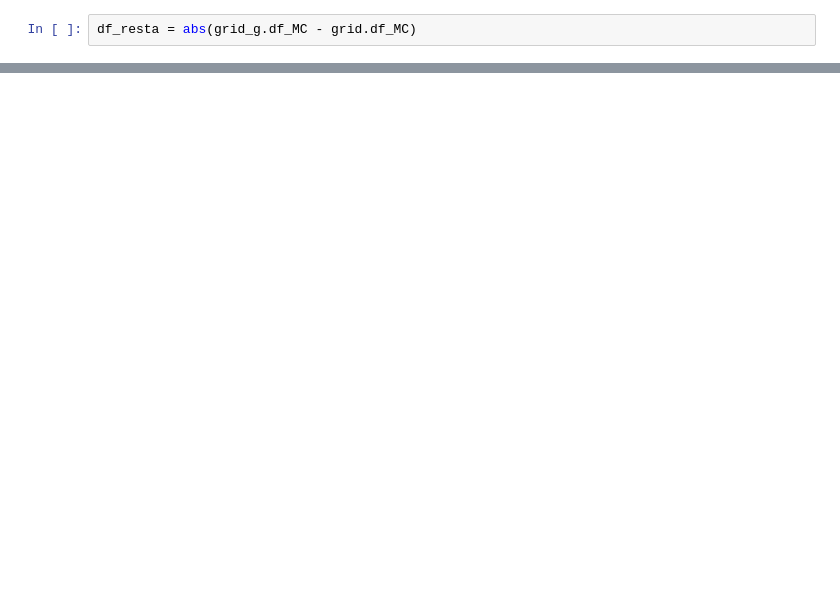
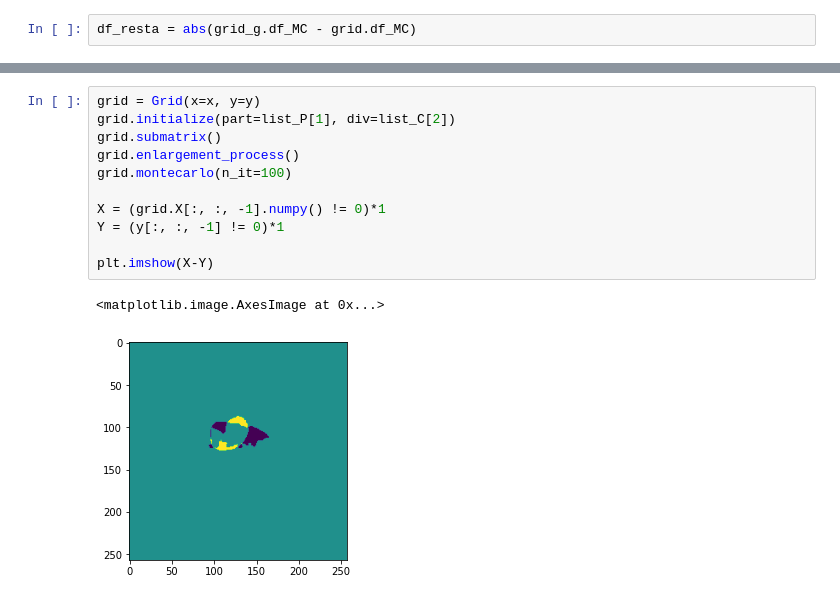
Before and after one commit to joanboterspitarch/Results-paper, a Jupyter notebook: 00_results.ipynb, the cells around one changed output, grey strips where cells are left out. Drawn from its saved outputs; the diff is of its cells as text; blank space fills up the shorter version.

```diff
--- a/00_results.ipynb
+++ b/00_results.ipynb
@@ -111,0 +219,14 @@ df_resta.plot()
+# %%
+grid = Grid(x=x, y=y)
+grid.initialize(part=list_P[1], div=list_C[2])
+grid.submatrix()
+grid.enlargement_process()
+grid.montecarlo(n_it=100)
+
+X = (grid.X[:, :, -1].numpy() != 0)*1
+Y = (y[:, :, -1] != 0)*1
+
+plt.imshow(X-Y)
+# %% [output]
+<matplotlib.image.AxesImage at 0x...>
+[figure, added]
```
Also changed, not shown: parts of 19 cells of this notebook, 3 other files.
